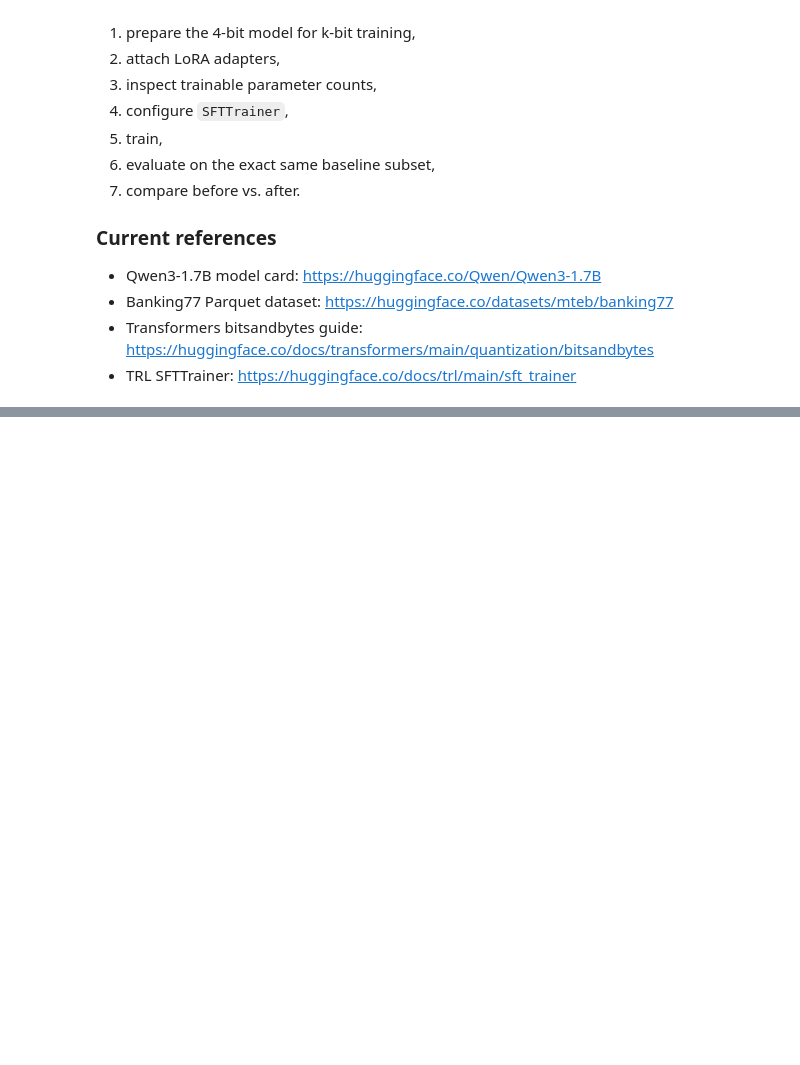
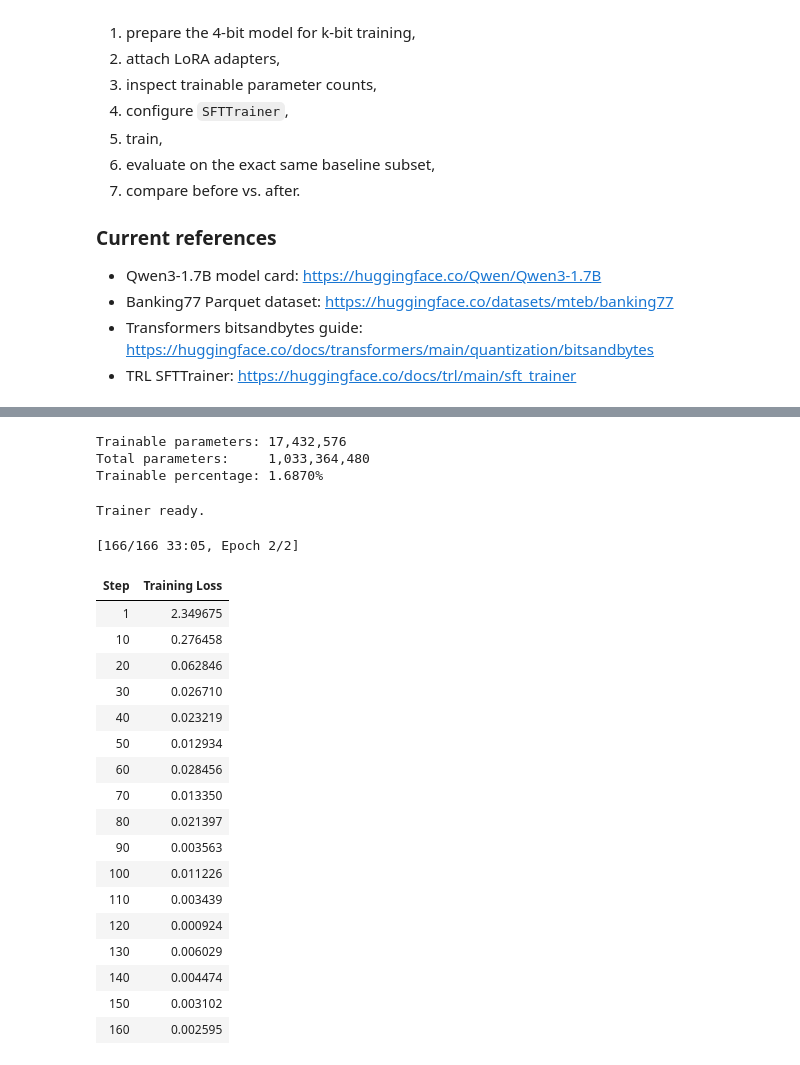
Before and after one commit to iamprakhar10/Fine-tuning, a Jupyter notebook: qlora_banking77_part1_baseline.ipynb, the cells around one changed output, grey strips where cells are left out. Saved outputs shown, nothing was run; the diff lists cells and outputs as text; code cells hidden in the pictures; blank space fills up the shorter version.

Commit message:
Finetuned and saved the model, reseults

```diff
--- a/qlora_banking77_part1_baseline.ipynb
+++ b/qlora_banking77_part1_baseline.ipynb
@@ -503,0 +663,13 @@ The next stage will:
+# %%
+from peft import LoraConfig
+
+lora_config = LoraConfig(
+    r=16,
+    lora_alpha=32,
+    lora_dropout=0.05,
+    target_modules="all-linear",
+    bias="none",
+    task_type="CAUSAL_LM",
+)
+
+print(lora_config)
@@ -503,0 +678,9 @@ The next stage will:
+# %%
+from peft import get_peft_model
+
+model = get_peft_model(
+    model,
+    lora_config,
+)
+
+model.print_trainable_parameters()
@@ -503,0 +689,22 @@ The next stage will:
+# %%
+trainable_params = sum(
+    p.numel()
+    for p in model.parameters()
+    if p.requires_grad
+)
+
+total_params = sum(
+    p.numel()
+    for p in model.parameters()
+)
+
+print(f"Trainable parameters: {trainable_params:,}")
+print(f"Total parameters:     {total_params:,}")
+print(
+    f"Trainable percentage: "
+    f"{100 * trainable_params / total_params:.4f}%"
+)
+# %% [output]
+Trainable parameters: 17,432,576
+Total parameters:     1,033,364,480
+Trainable percentage: 1.6870%
@@ -503,0 +752,35 @@ The next stage will:
+# %%
+from trl import SFTTrainer
+
+trainer = SFTTrainer(
+    model=model,
+    args=training_args,
+    train_dataset=train_sft,
+    processing_class=tokenizer,
+)
+
+print("Trainer ready.")
+# %% [output]
+Trainer ready.
+# %%
+train_result = trainer.train()
+# %% [output]
+[166/166 33:05, Epoch 2/2]
+| Step | Training Loss |
+| 1 | 2.349675 |
+| 10 | 0.276458 |
+| 20 | 0.062846 |
+| 30 | 0.026710 |
+| 40 | 0.023219 |
+| 50 | 0.012934 |
+| 60 | 0.028456 |
+| 70 | 0.013350 |
+| 80 | 0.021397 |
+| 90 | 0.003563 |
+| 100 | 0.011226 |
+| 110 | 0.003439 |
+| 120 | 0.000924 |
+| 130 | 0.006029 |
+| 140 | 0.004474 |
+| 150 | 0.003102 |
+| 160 | 0.002595 |
```
Also changed, not shown: parts of 47 cells of this notebook.
